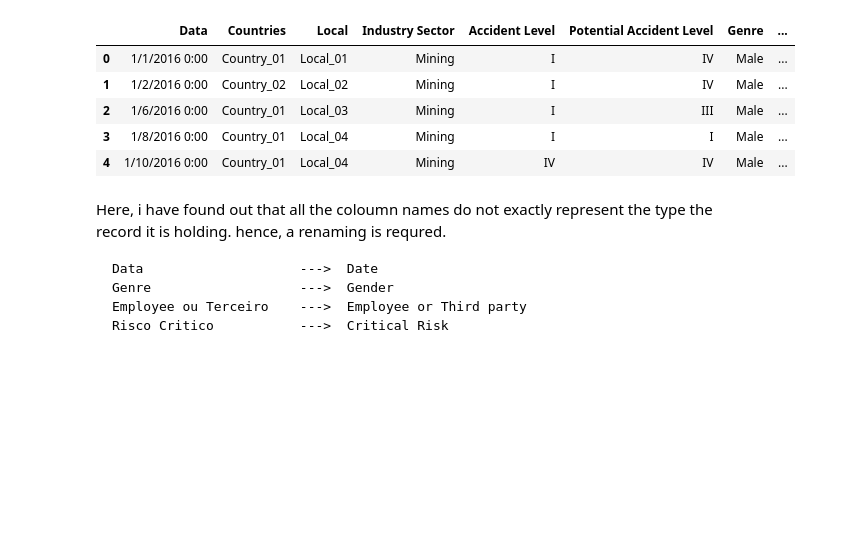
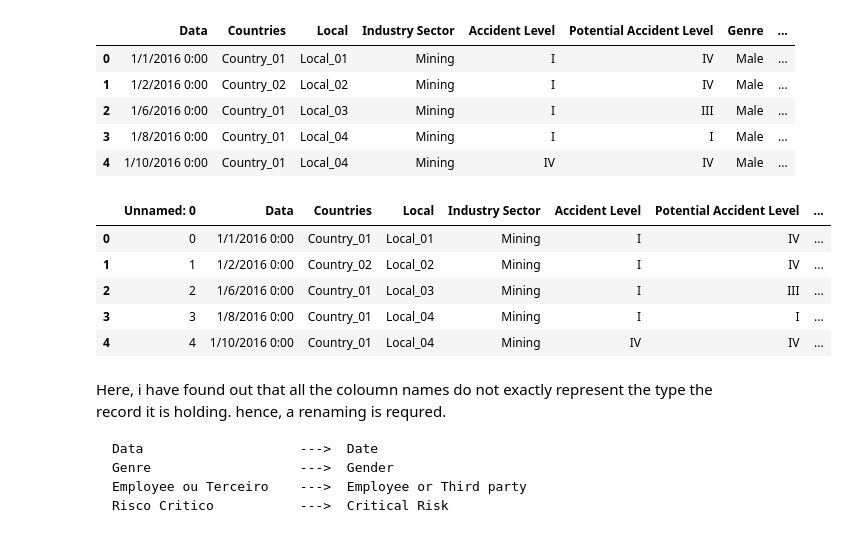
Before and after one commit to susara20010420/Workplace-Safety-Insights-from-the-Industrial-Safety-Health-Analytics-Dataset, a Jupyter notebook: Literature Review.ipynb, the cells around one changed output. Saved outputs shown, nothing was run; the diff lists cells and outputs as text; code cells hidden in the pictures; blank space fills up the shorter version.

```diff
--- a/Literature Review.ipynb
+++ b/Literature Review.ipynb
@@ -78,6 +78,15 @@ data_set_1.head() #to go through what kind of data is recorded normally
 | 2 | 1/6/2016 0:00 | Country_01 | Local_03 | Mining | I | III | Male | ... |
 | 3 | 1/8/2016 0:00 | Country_01 | Local_04 | Mining | I | I | Male | ... |
 | 4 | 1/10/2016 0:00 | Country_01 | Local_04 | Mining | IV | IV | Male | ... |
+# %%
+data_set_2.head()
+# %% [output]
+|  | Unnamed: 0 | Data | Countries | Local | Industry Sector | Accident Level | Potential Accident Level | ... |
+| 0 | 0 | 1/1/2016 0:00 | Country_01 | Local_01 | Mining | I | IV | ... |
+| 1 | 1 | 1/2/2016 0:00 | Country_02 | Local_02 | Mining | I | IV | ... |
+| 2 | 2 | 1/6/2016 0:00 | Country_01 | Local_03 | Mining | I | III | ... |
+| 3 | 3 | 1/8/2016 0:00 | Country_01 | Local_04 | Mining | I | I | ... |
+| 4 | 4 | 1/10/2016 0:00 | Country_01 | Local_04 | Mining | IV | IV | ... |
 # %% [markdown]
 Here, i have found out that all the coloumn names do not exactly represent the type the record it is holding. hence, a renaming is requred.
 
```
Also changed, not shown: parts of 6 cells of this notebook.
